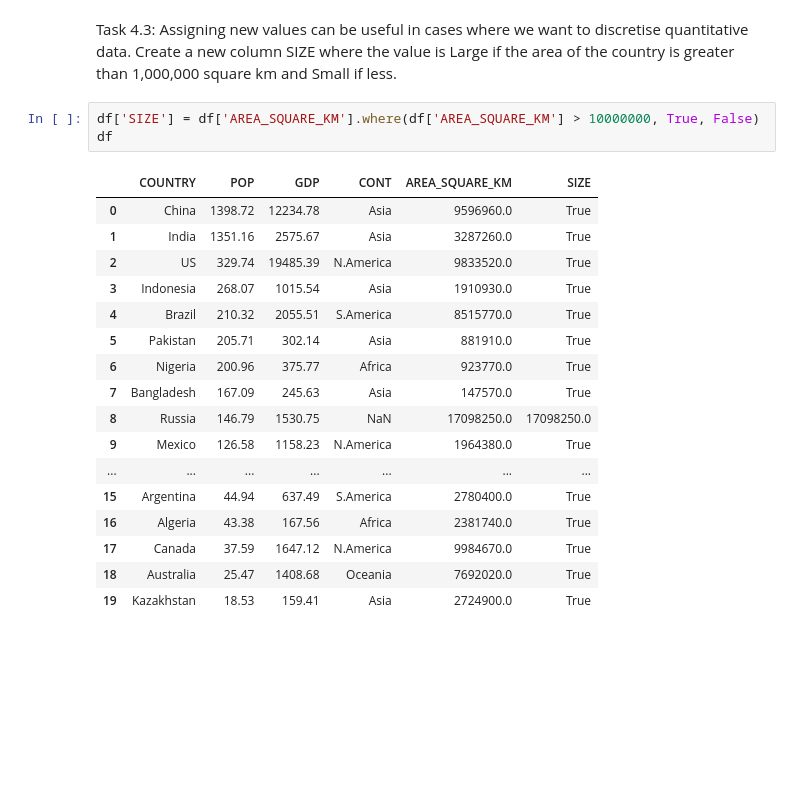
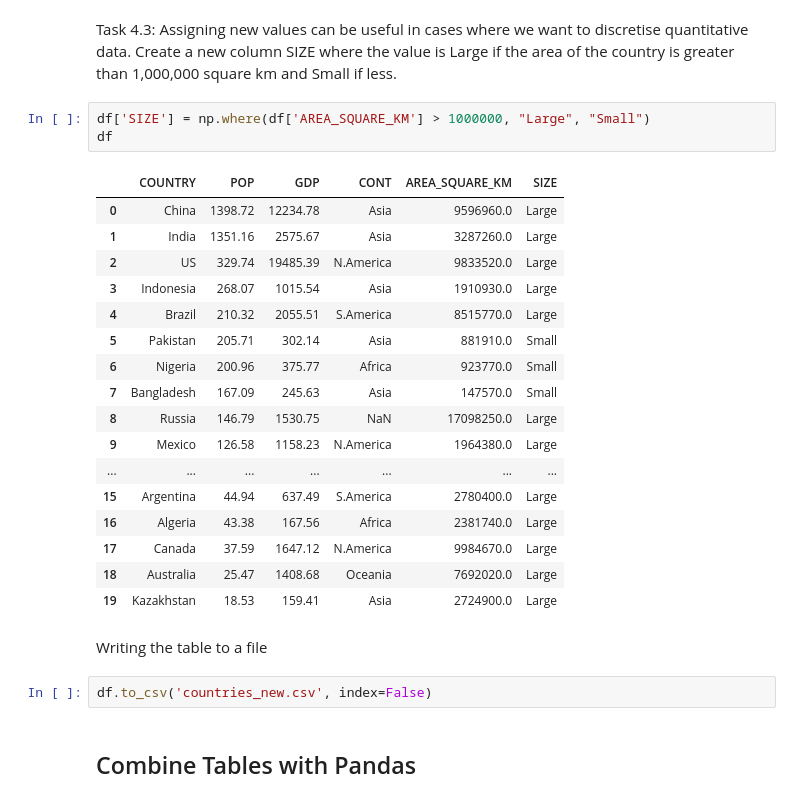
Before and after one commit to Daniel2tio/COMP4030, a Jupyter notebook: Lab 1/lab1.ipynb, the cells around one changed output. Saved outputs shown, nothing was run; the diff lists cells and outputs as text; blank space fills up the shorter version.

```diff
--- a/Lab 1/lab1.ipynb
+++ b/Lab 1/lab1.ipynb
@@ -288,23 +289,29 @@ Task 4.3: Assigning new values can be useful in cases where we want to discretis
 data. Create a new column SIZE where the value is Large if the area of the country is greater than
 1,000,000 square km and Small if less.
 # %%
-df['SIZE'] = df['AREA_SQUARE_KM'].where(df['AREA_SQUARE_KM'] > 10000000, True, False)
+df['SIZE'] = np.where(df['AREA_SQUARE_KM'] > 1000000, "Large", "Small")
 df
 # %% [output]
 |  | COUNTRY | POP | GDP | CONT | AREA_SQUARE_KM | SIZE |
-| 0 | China | 1398.72 | 12234.78 | Asia | 9596960.0 | True |
-| 1 | India | 1351.16 | 2575.67 | Asia | 3287260.0 | True |
-| 2 | US | 329.74 | 19485.39 | N.America | 9833520.0 | True |
-| 3 | Indonesia | 268.07 | 1015.54 | Asia | 1910930.0 | True |
-| 4 | Brazil | 210.32 | 2055.51 | S.America | 8515770.0 | True |
-| 5 | Pakistan | 205.71 | 302.14 | Asia | 881910.0 | True |
-| 6 | Nigeria | 200.96 | 375.77 | Africa | 923770.0 | True |
-| 7 | Bangladesh | 167.09 | 245.63 | Asia | 147570.0 | True |
-| 8 | Russia | 146.79 | 1530.75 | NaN | 17098250.0 | 17098250.0 |
-| 9 | Mexico | 126.58 | 1158.23 | N.America | 1964380.0 | True |
+| 0 | China | 1398.72 | 12234.78 | Asia | 9596960.0 | Large |
+| 1 | India | 1351.16 | 2575.67 | Asia | 3287260.0 | Large |
+| 2 | US | 329.74 | 19485.39 | N.America | 9833520.0 | Large |
+| 3 | Indonesia | 268.07 | 1015.54 | Asia | 1910930.0 | Large |
+| 4 | Brazil | 210.32 | 2055.51 | S.America | 8515770.0 | Large |
+| 5 | Pakistan | 205.71 | 302.14 | Asia | 881910.0 | Small |
+| 6 | Nigeria | 200.96 | 375.77 | Africa | 923770.0 | Small |
+| 7 | Bangladesh | 167.09 | 245.63 | Asia | 147570.0 | Small |
+| 8 | Russia | 146.79 | 1530.75 | NaN | 17098250.0 | Large |
+| 9 | Mexico | 126.58 | 1158.23 | N.America | 1964380.0 | Large |
 | ... | ... | ... | ... | ... | ... | ... |
-| 15 | Argentina | 44.94 | 637.49 | S.America | 2780400.0 | True |
-| 16 | Algeria | 43.38 | 167.56 | Africa | 2381740.0 | True |
-| 17 | Canada | 37.59 | 1647.12 | N.America | 9984670.0 | True |
-| 18 | Australia | 25.47 | 1408.68 | Oceania | 7692020.0 | True |
-| 19 | Kazakhstan | 18.53 | 159.41 | Asia | 2724900.0 | True |
+| 15 | Argentina | 44.94 | 637.49 | S.America | 2780400.0 | Large |
+| 16 | Algeria | 43.38 | 167.56 | Africa | 2381740.0 | Large |
+| 17 | Canada | 37.59 | 1647.12 | N.America | 9984670.0 | Large |
+| 18 | Australia | 25.47 | 1408.68 | Oceania | 7692020.0 | Large |
+| 19 | Kazakhstan | 18.53 | 159.41 | Asia | 2724900.0 | Large |
+# %% [markdown]
+Writing the table to a file
+# %%
+df.to_csv('countries_new.csv', index=False)
+# %% [markdown]
+## Combine Tables with Pandas
```
Also changed, not shown: parts of 1 cell of this notebook.
